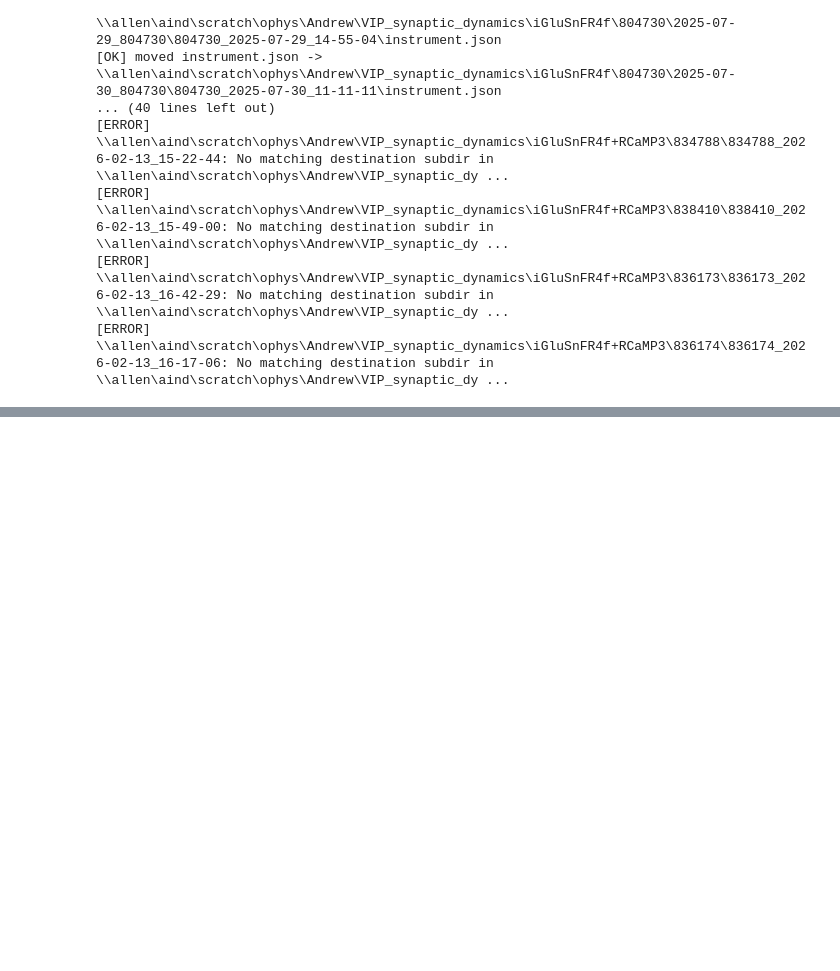
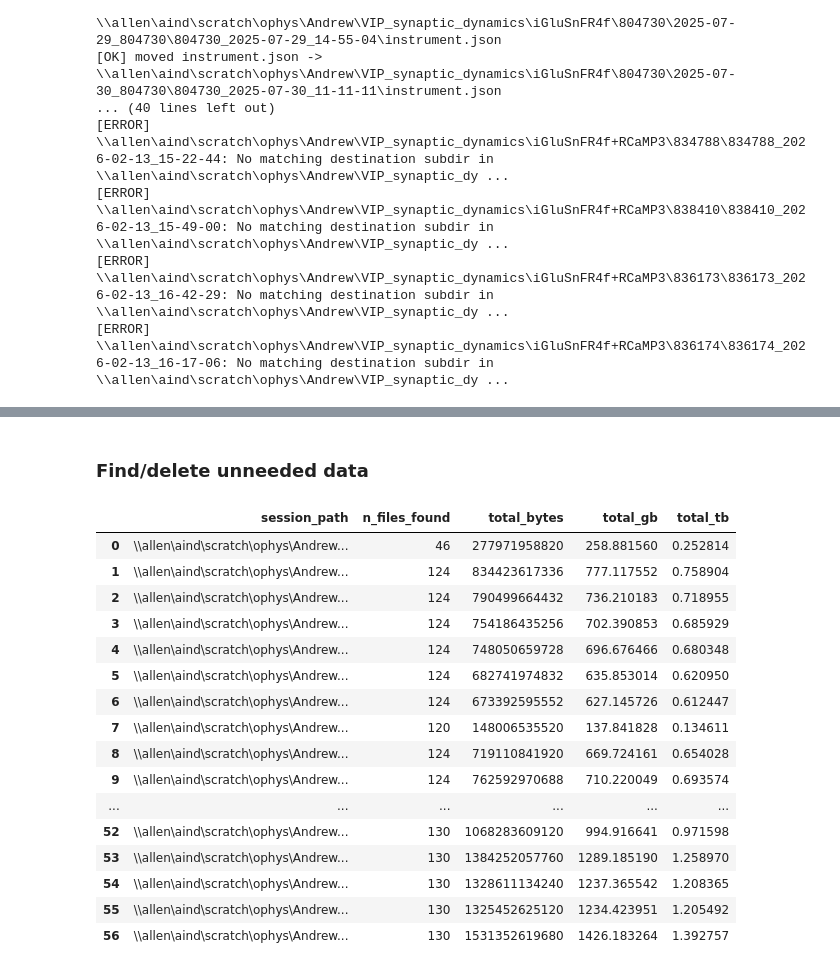
Before and after one commit to AMShelton/vip-slap2-analysis, a Jupyter notebook: notebooks/metadata/2026-02-16_DataOrganization.ipynb, the cells around one changed output, grey strips where cells are left out. Drawn from its saved outputs; the diff is of its cells as text; code cells hidden in the pictures; blank space fills up the shorter version.

```diff
--- a/notebooks/metadata/2026-02-16_DataOrganization.ipynb
+++ b/notebooks/metadata/2026-02-16_DataOrganization.ipynb
@@ -260,0 +292,15 @@ Path(path).stem
+# %%
+from pathlib import Path
+
+root = Path(r"\\allen\aind\scratch\ophys\Andrew\VIP_synaptic_dynamics")  # change as needed
+dry_run = False  # set to False to actually delete
+
+for path in root.rglob("instrument.json"):
+    if dry_run:
+        print(f"[DRY RUN] Would delete: {path}")
+    else:
+        try:
+            path.unlink()
+            print(f"Deleted: {path}")
+        except Exception as e:
+            print(f"Failed to delete {path}: {e}")
@@ -260,0 +325,2 @@ Path(path).stem
+# %% [markdown]
+### Find/delete unneeded data
@@ -260,0 +331,51 @@ Path(path).stem
+# %%
+key_match = '**_REGISTERED_DOWNSAMPLED**'
+
+session_sizes = []
+
+for idx, row in delete_df.iterrows():
+    try:
+        sess_path = row['session_dir']   # change if your column name is different
+
+        alignment_paths = glob.glob(
+            os.path.join(sess_path, '**', key_match),
+            recursive=True
+        )
+
+        total_bytes = 0
+        for path in alignment_paths:
+            if os.path.isfile(path):
+                total_bytes += os.path.getsize(path)
+
+        total_tb = total_bytes / (1024**4)   # tebibytes-style TB
+        total_gb = total_bytes / (1024**3)
+
+        session_sizes.append({
+            'session_path': sess_path,
+            'n_files_found': len(alignment_paths),
+            'total_bytes': total_bytes,
+            'total_gb': total_gb,
+            'total_tb': total_tb,
+        })
+    except:
+        pass
+size_df = pd.DataFrame(session_sizes)
+size_df
+# %% [output]
+|  | session_path | n_files_found | total_bytes | total_gb | total_tb |
+| 0 | \\allen\aind\scratch\ophys\Andrew... | 46 | 277971958820 | 258.881560 | 0.252814 |
+| 1 | \\allen\aind\scratch\ophys\Andrew... | 124 | 834423617336 | 777.117552 | 0.758904 |
+| 2 | \\allen\aind\scratch\ophys\Andrew... | 124 | 790499664432 | 736.210183 | 0.718955 |
+| 3 | \\allen\aind\scratch\ophys\Andrew... | 124 | 754186435256 | 702.390853 | 0.685929 |
+| 4 | \\allen\aind\scratch\ophys\Andrew... | 124 | 748050659728 | 696.676466 | 0.680348 |
+| 5 | \\allen\aind\scratch\ophys\Andrew... | 124 | 682741974832 | 635.853014 | 0.620950 |
+| 6 | \\allen\aind\scratch\ophys\Andrew... | 124 | 673392595552 | 627.145726 | 0.612447 |
+| 7 | \\allen\aind\scratch\ophys\Andrew... | 120 | 148006535520 | 137.841828 | 0.134611 |
+| 8 | \\allen\aind\scratch\ophys\Andrew... | 124 | 719110841920 | 669.724161 | 0.654028 |
+| 9 | \\allen\aind\scratch\ophys\Andrew... | 124 | 762592970688 | 710.220049 | 0.693574 |
+| ... | ... | ... | ... | ... | ... |
+| 52 | \\allen\aind\scratch\ophys\Andrew... | 130 | 1068283609120 | 994.916641 | 0.971598 |
+| 53 | \\allen\aind\scratch\ophys\Andrew... | 130 | 1384252057760 | 1289.185190 | 1.258970 |
+| 54 | \\allen\aind\scratch\ophys\Andrew... | 130 | 1328611134240 | 1237.365542 | 1.208365 |
+| 55 | \\allen\aind\scratch\ophys\Andrew... | 130 | 1325452625120 | 1234.423951 | 1.205492 |
+| 56 | \\allen\aind\scratch\ophys\Andrew... | 130 | 1531352619680 | 1426.183264 | 1.392757 |
```
Also changed, not shown: parts of 10 cells of this notebook, 15 other files.
